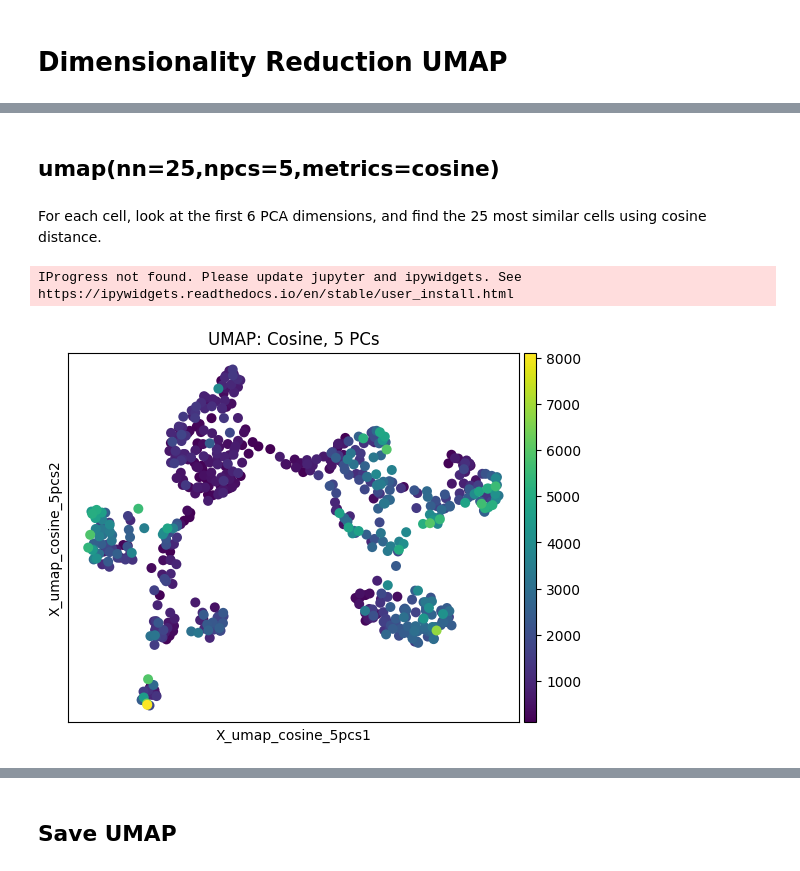
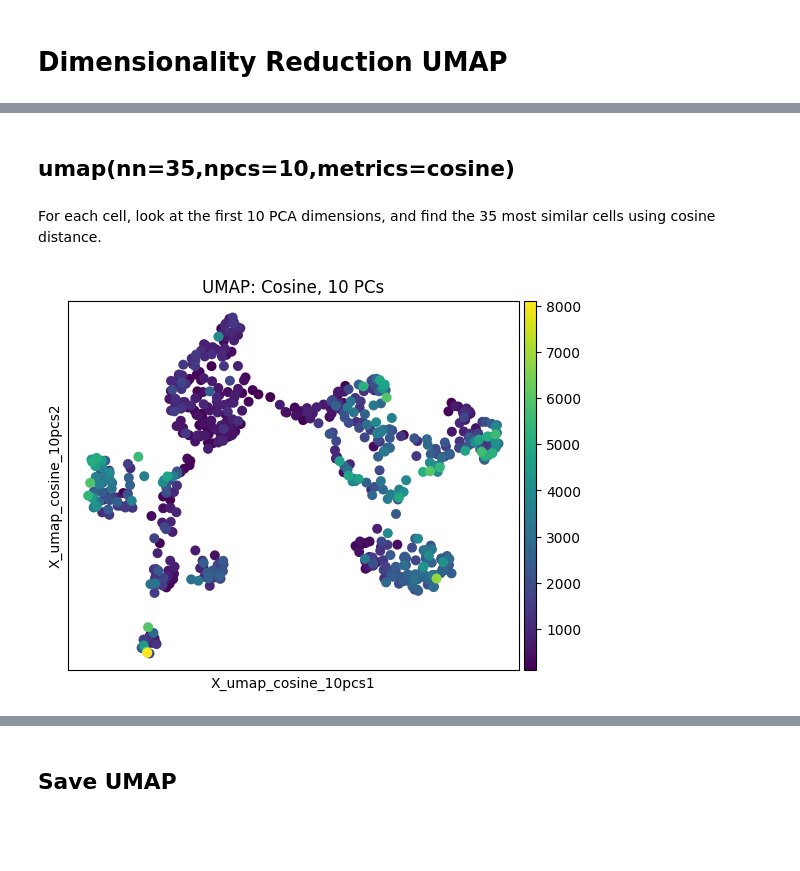
Before and after one commit to ateferos77/botryllus1_2, a Jupyter notebook: Botryllus_dataset1_Base.ipynb, the cells around one changed output, grey strips where cells are left out. Cells and saved outputs as stored; diff of their text form; code cells hidden in the pictures; blank space fills up the shorter version.

```diff
--- a/Botryllus_dataset1_Base.ipynb
+++ b/Botryllus_dataset1_Base.ipynb
@@ -45,7 +45,7 @@ random.seed(SEED)
 # Initial data import
 # %%
 # Load the dataset
-file_path = "../ci_brain_dec2023_counts_brain.txt"  # Update if needed
+file_path = "ci_brain_dec2023_counts_brain.txt" # Update if needed
 df = pd.read_csv(file_path, sep="\t")
 # %% [markdown]
 # Pre_Processing
@@ -321,22 +1969,21 @@ sc.pl.pca_loadings(adata, components='1,2', show=False, include_lowest=False, n_
 # %% [markdown]
-## umap(nn=25,npcs=5,metrics=cosine)
+## umap(nn=35,npcs=10,metrics=cosine)
 # %% [markdown]
-For each cell, look at the first 6 PCA dimensions, and find the 25 most similar cells using cosine distance.
+For each cell, look at the first 10 PCA dimensions, and find the 35 most similar cells using cosine distance.
 # %%
 sc.pp.neighbors(adata, n_neighbors=25, n_pcs=5, random_state=0, metric='cosine')
 sc.tl.umap(adata)
 
 # Save UMAP coordinates
-adata.obsm['X_umap_cosine_5pcs'] = adata.obsm['X_umap'].copy()
+adata.obsm['X_umap_cosine_10pcs'] = adata.obsm['X_umap'].copy()
 
 # Save neighbor graph
-adata.uns['neighbors_cosine_5pcs'] = adata.uns['neighbors']
-adata.obsp['connectivities_cosine_5pcs'] = adata.obsp['connectivities'].copy()
-adata.obsp['distances_cosine_5pcs'] = adata.obsp['distances'].copy()
+adata.uns['neighbors_cosine_10pcs'] = adata.uns['neighbors']
+adata.obsp['connectivities_cosine_10pcs'] = adata.obsp['connectivities'].copy()
+adata.obsp['distances_cosine_10pcs'] = adata.obsp['distances'].copy()
 
 # Plot it
-sc.pl.embedding(adata, basis='X_umap_cosine_5pcs', color='n_genes', title='UMAP: Cosine, 5 PCs')
+sc.pl.embedding(adata, basis='X_umap_cosine_10pcs', color='n_genes', title='UMAP: Cosine, 10 PCs')
 # %% [output]
-IProgress not found. Please update jupyter and ipywidgets. See https://ipywidgets.readthedocs.io/en/stable/user_install.html
-[figure, old version]
+[figure, new version]
 # %% [markdown]
```
Also changed, not shown: parts of 25 cells of this notebook.
